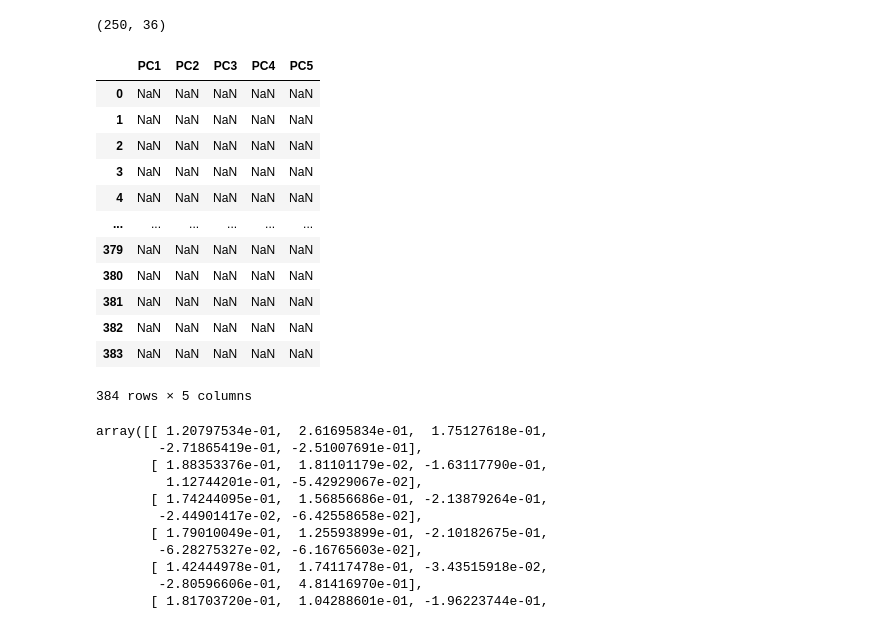
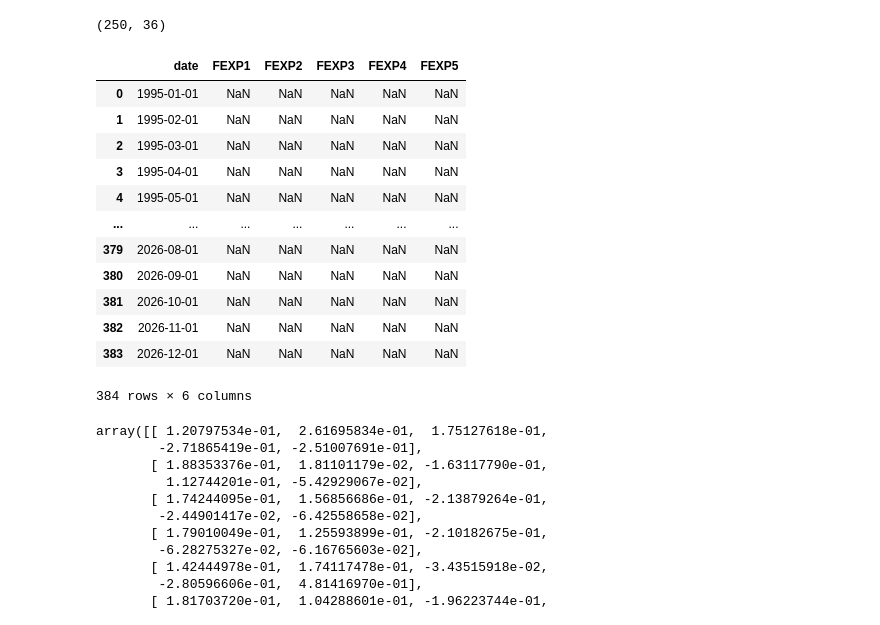
Before and after one commit to DrSumitodemansana/High-Frequency_GDP_Forecasting, a Jupyter notebook: src/modelo/actualizacion_mensual/Indices.ipynb, the cells around one changed output. Drawn from its saved outputs; the diff is of its cells as text; code cells hidden in the pictures.

```diff
--- a/src/modelo/actualizacion_mensual/Indices.ipynb
+++ b/src/modelo/actualizacion_mensual/Indices.ipynb
@@ -121,35 +119,36 @@ INDEXP_pca.shape
 # %%
 # Guardar los índices originales
 indices_originales = INDEXP.index
 # Aplicar PCA
-pca = PCA(n_components=5)
+n_componentes = 5
+pca = PCA(n_components=n_componentes)
 pca_result = pca.fit_transform(data_scaled)
 
-# Convertir resultados en DataFrame
-pca_df = pd.DataFrame(pca_result, index=INDEXP_pca.index, columns=[f'PC{i+1}' for i in range(5)])
 
-# Reconstruir el DataFrame con la estructura original
-pca_final = pd.DataFrame(index=indices_originales, columns=pca_df.columns)
-pca_final.loc[pca_df.index] = pca_df
+pca_final = np.nan*np.ones([INDEXP.shape[0], n_componentes])
+pca_final[indices_validos, :] = pca_result
+original_values = pd.read_csv(os.path.join(os.path.dirname(indices_path), "variables_originales_exp.csv"))
+date = original_values['_date_']
+y = np.concatenate((date.to_numpy().reshape(-1, 1), pca_final), axis=1)
+columns = [f'FEXP{i}' for i in range(1, n_componentes+1)]
+columns = ['date'] + columns
 
-# Convertir a tipo float para evitar que sean objetos
-pca_final = pca_final.astype(float)
-
-pca_final
+y = pd.DataFrame(y, columns=columns)
+y
 # %% [output]
-|  | PC1 | PC2 | PC3 | PC4 | PC5 |
-| 0 | NaN | NaN | NaN | NaN | NaN |
-| 1 | NaN | NaN | NaN | NaN | NaN |
-| 2 | NaN | NaN | NaN | NaN | NaN |
-| 3 | NaN | NaN | NaN | NaN | NaN |
-| 4 | NaN | NaN | NaN | NaN | NaN |
-| ... | ... | ... | ... | ... | ... |
-| 379 | NaN | NaN | NaN | NaN | NaN |
-| 380 | NaN | NaN | NaN | NaN | NaN |
-| 381 | NaN | NaN | NaN | NaN | NaN |
-| 382 | NaN | NaN | NaN | NaN | NaN |
-| 383 | NaN | NaN | NaN | NaN | NaN |
+|  | date | FEXP1 | FEXP2 | FEXP3 | FEXP4 | FEXP5 |
+| 0 | 1995-01-01 | NaN | NaN | NaN | NaN | NaN |
+| 1 | 1995-02-01 | NaN | NaN | NaN | NaN | NaN |
+| 2 | 1995-03-01 | NaN | NaN | NaN | NaN | NaN |
+| 3 | 1995-04-01 | NaN | NaN | NaN | NaN | NaN |
+| 4 | 1995-05-01 | NaN | NaN | NaN | NaN | NaN |
+| ... | ... | ... | ... | ... | ... | ... |
+| 379 | 2026-08-01 | NaN | NaN | NaN | NaN | NaN |
+| 380 | 2026-09-01 | NaN | NaN | NaN | NaN | NaN |
+| 381 | 2026-10-01 | NaN | NaN | NaN | NaN | NaN |
+| 382 | 2026-11-01 | NaN | NaN | NaN | NaN | NaN |
+| 383 | 2026-12-01 | NaN | NaN | NaN | NaN | NaN |
-384 rows × 5 columns
+384 rows × 6 columns
 # %%
 explained_variance = pca.explained_variance_ratio_
 # 6. Ver la varianza explicada por cada componente
```
Also changed, not shown: parts of 5 cells of this notebook.
